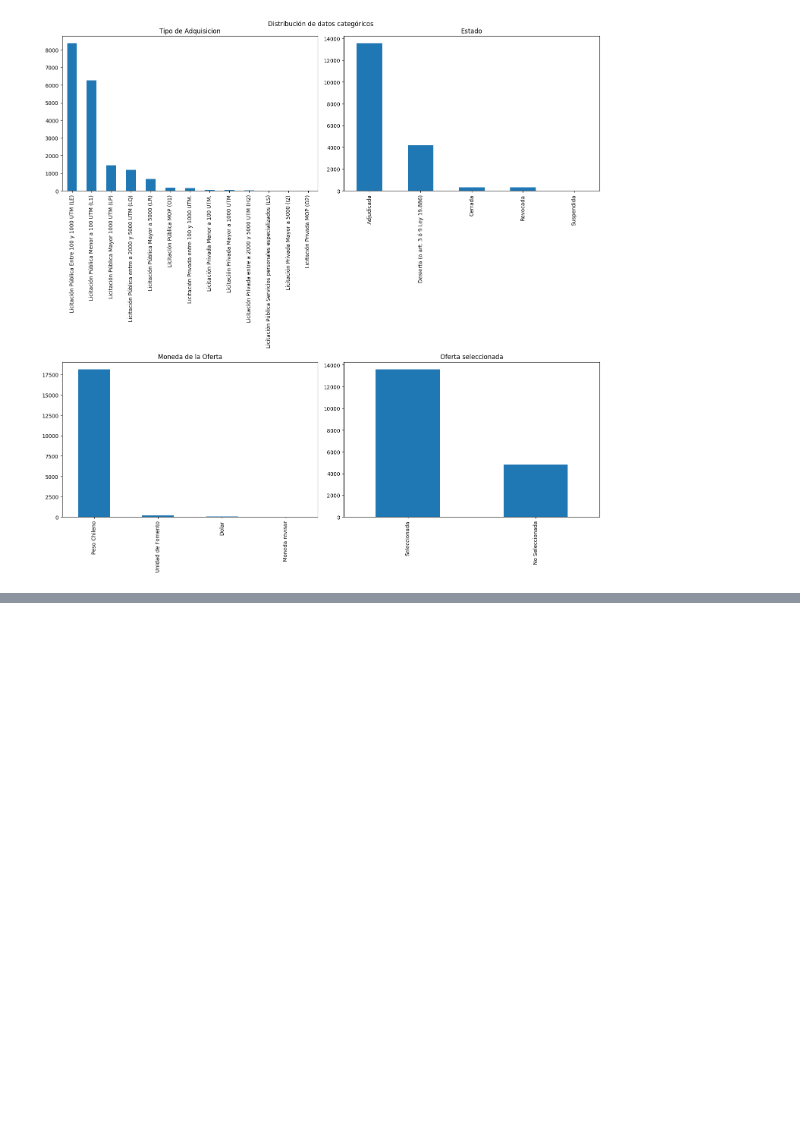
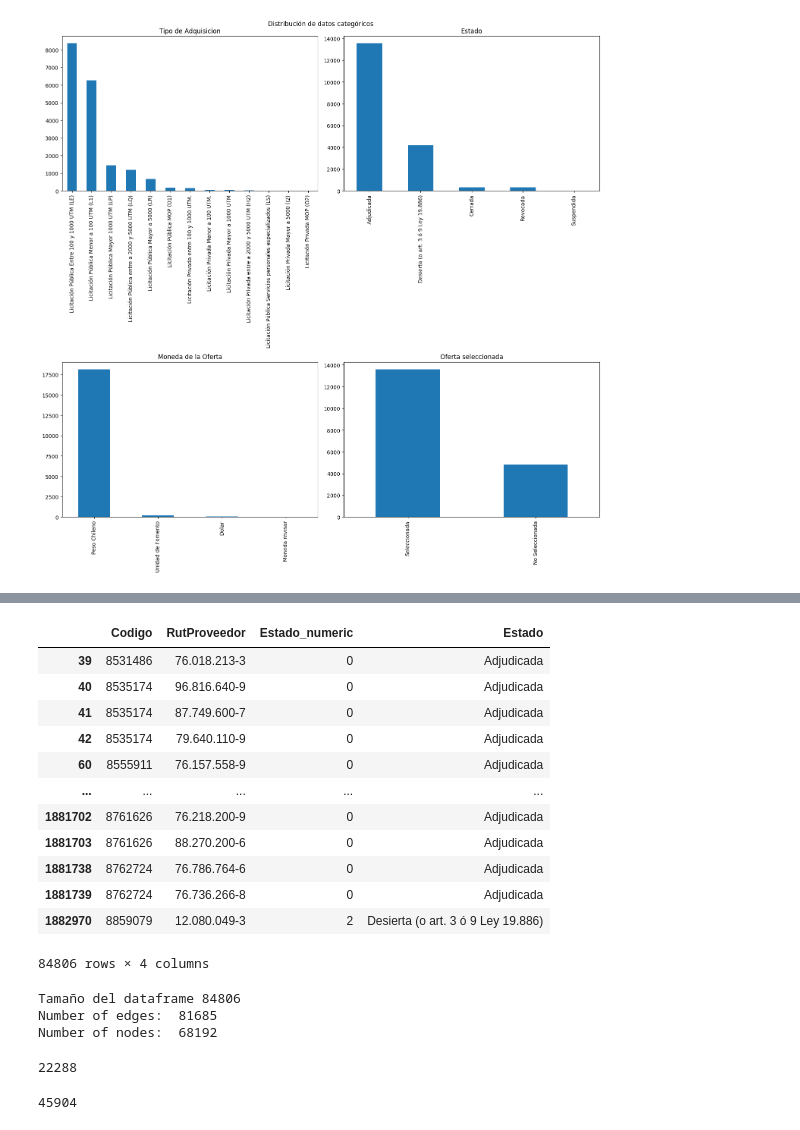
Before and after one commit to fgchil/redes, a Jupyter notebook: FN-EV-WP-FG-Hackaton.ipynb, the cells around one changed output, grey strips where cells are left out. Saved outputs shown, nothing was run; the diff lists cells and outputs as text; code cells hidden in the pictures; blank space fills up the shorter version.

```diff
--- a/FN-EV-WP-FG-Hackaton.ipynb
+++ b/FN-EV-WP-FG-Hackaton.ipynb
@@ -286,0 +434,16 @@ plt.show()
+# %%
+df_solo_3_empresas[['Codigo','RutProveedor','Estado_numeric','Estado']]
+# %% [output]
+|  | Codigo | RutProveedor | Estado_numeric | Estado |
+| 39 | 8531486 | 76.018.213-3 | 0 | Adjudicada |
+| 40 | 8535174 | 96.816.640-9 | 0 | Adjudicada |
+| 41 | 8535174 | 87.749.600-7 | 0 | Adjudicada |
+| 42 | 8535174 | 79.640.110-9 | 0 | Adjudicada |
+| 60 | 8555911 | 76.157.558-9 | 0 | Adjudicada |
+| ... | ... | ... | ... | ... |
+| 1881702 | 8761626 | 76.218.200-9 | 0 | Adjudicada |
+| 1881703 | 8761626 | 88.270.200-6 | 0 | Adjudicada |
+| 1881738 | 8762724 | 76.786.764-6 | 0 | Adjudicada |
+| 1881739 | 8762724 | 76.736.266-8 | 0 | Adjudicada |
+| 1882970 | 8859079 | 12.080.049-3 | 2 | Desierta (o art. 3 ó 9 Ley 19.886) |
+84806 rows × 4 columns
@@ -286,0 +456,16 @@ plt.show()
+# %%
+print('Tamaño del dataframe', len(df_solo_3_empresas))
+print("Number of edges: ", G.number_of_edges())
+print("Number of nodes: ", G.number_of_nodes())
+# %% [output]
+Tamaño del dataframe 84806
+Number of edges:  81685
+Number of nodes:  68192
+# %%
+len(df_solo_3_empresas['RutProveedor'].unique())
+# %% [output]
+22288
+# %%
+len(df_solo_3_empresas['Codigo'].unique())
+# %% [output]
+45904
```
Also changed, not shown: parts of 20 cells of this notebook.
